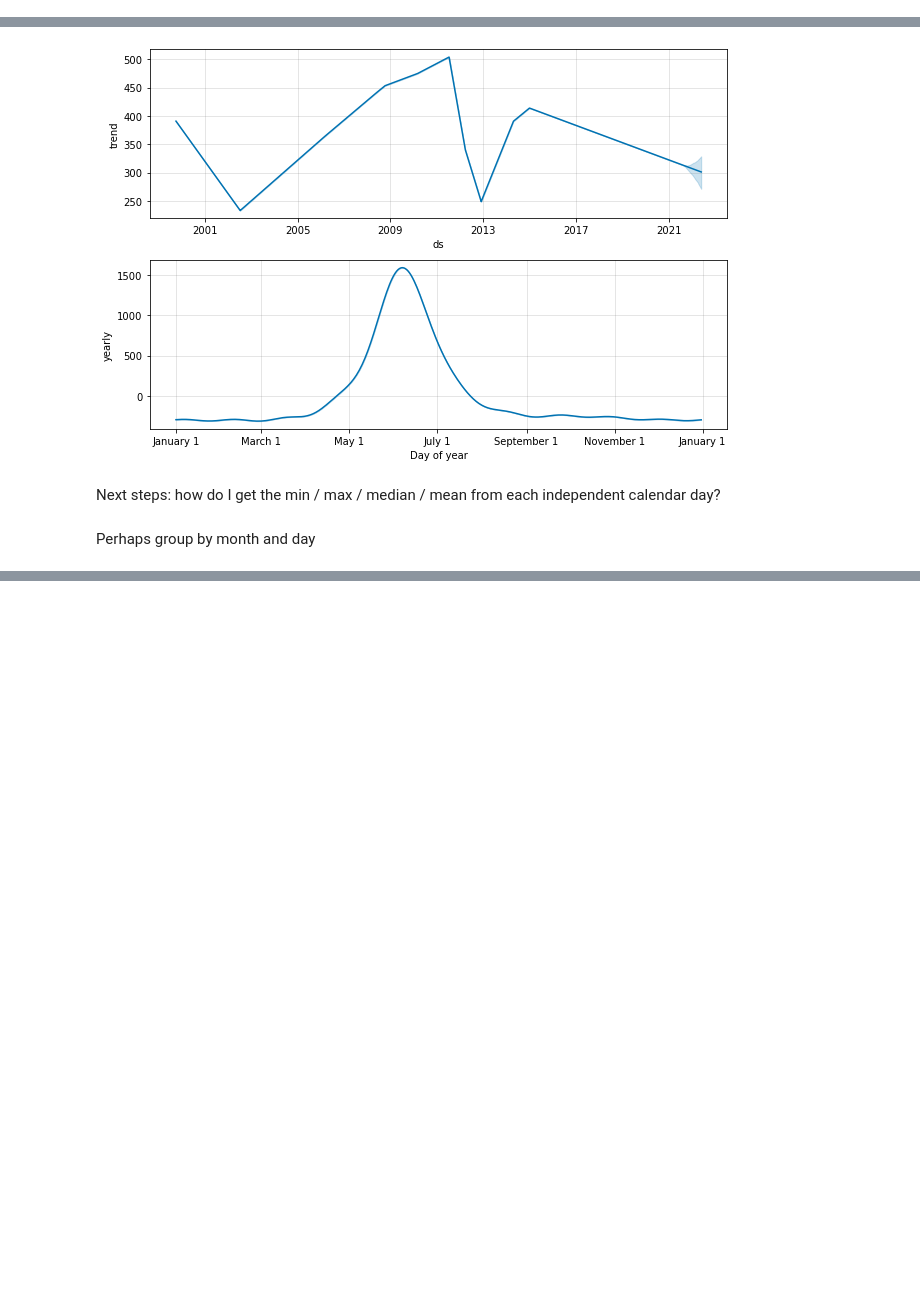
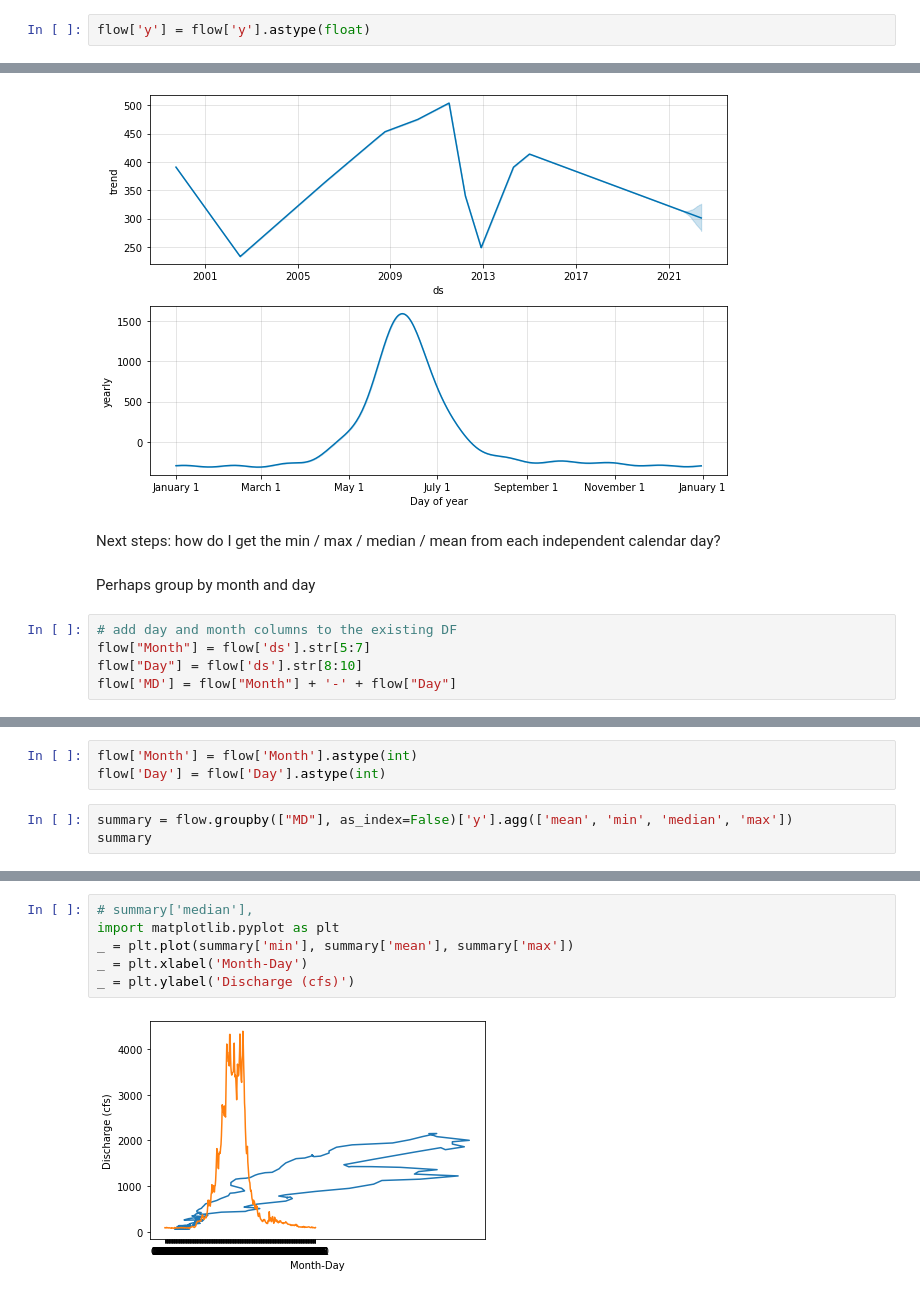
Before and after one commit to sjrekuc/River_Analysis, a Jupyter notebook: gauge_analysis.ipynb, the cells around one changed output, grey strips where cells are left out. Drawn from its saved outputs; the diff is of its cells as text; blank space fills up the shorter version.

Commit message:
Add files via upload
Updated analysis to make plot for the Eagle River and save that plot. Need to automate this analysis.

```diff
--- a/gauge_analysis.ipynb
+++ b/gauge_analysis.ipynb
@@ -98,6 +98,8 @@ flow
 | 7911 | 2021-05-28 | 950 |
 | 7912 | 2021-05-29 | 962 |
 7912 rows × 2 columns
+# %%
+flow['y'] = flow['y'].astype(float)
 # %%
 # let's check for NaN values
 flow['y'].isna().value_counts()
@@ -124,3 +126,8 @@ INFO:numexpr.utils:NumExpr defaulting to 4 threads.
 Next steps: how do I get the min / max / median / mean from each independent calendar day? <br>
 <br>
 Perhaps group by month and day
+# %%
+# add day and month columns to the existing DF
+flow["Month"] = flow['ds'].str[5:7]
+flow["Day"] = flow['ds'].str[8:10]
+flow['MD'] = flow["Month"] + '-' + flow["Day"]
@@ -126,0 +143,6 @@ Perhaps group by month and day
+# %%
+flow['Month'] = flow['Month'].astype(int)
+flow['Day'] = flow['Day'].astype(int)
+# %%
+summary = flow.groupby(["MD"], as_index=False)['y'].agg(['mean', 'min', 'median', 'max'])
+summary
@@ -126,0 +177,8 @@ Perhaps group by month and day
+# %%
+# summary['median'],
+import matplotlib.pyplot as plt
+_ = plt.plot(summary['min'], summary['mean'], summary['max'])
+_ = plt.xlabel('Month-Day')
+_ = plt.ylabel('Discharge (cfs)')
+# %% [output]
+[figure, added]
```
Also changed, not shown: parts of 6 cells of this notebook, 1 other file.
